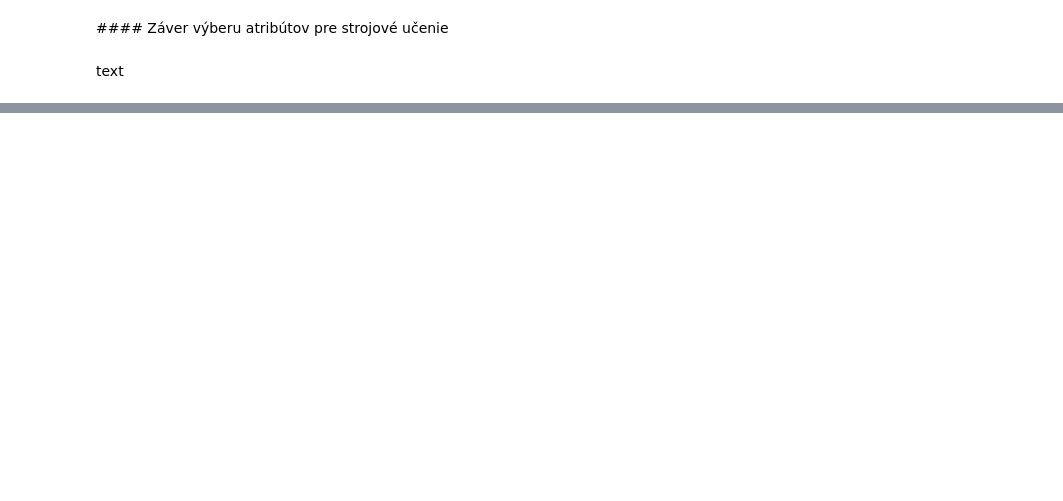
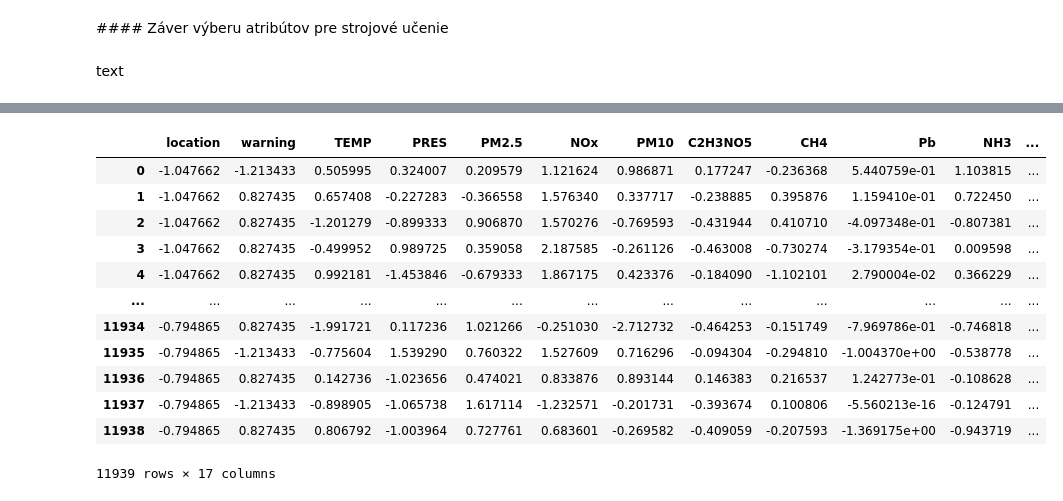
Before and after one commit to Roman-24/IAU-project, a Jupyter notebook: iau_prj_env/bitarovsky_machacova_IAU_prj2.ipynb, the cells around one changed output, grey strips where cells are left out. Drawn from its saved outputs; the diff is of its cells as text; code cells hidden in the pictures; blank space fills up the shorter version.

```diff
--- a/iau_prj_env/bitarovsky_machacova_IAU_prj2.ipynb
+++ b/iau_prj_env/bitarovsky_machacova_IAU_prj2.ipynb
@@ -561,0 +636,22 @@ text
+# %%
+class HandleOutliers(TransformerMixin):
+
+    def __init__(self):
+        pass
+
+    def replaceOutliers(self, df):
+
+        for col in df.columns:
+
+            low = outliers_limit_low[col]
+            up = outliers_limit_up[col]
+            df[col] = np.where(df[col] < low, low, df[col])
+            df[col] = np.where(df[col] > up, up, df[col])
+
+        return df
+
+    def fit(self, X):
+        return self
+
+    def transform(self, X):
+        return self.replaceOutliers(X)
@@ -561,0 +708,21 @@ text
+# %%
+def pipelineGenerator(
+    nan_strategy='kNN', # 'drop_na', 'mean', 'median', 'kNN'
+    tranformation_method='standard', # 'power', 'quan', 'minmax', 'standard'
+):
+
+    pipeline =  Pipeline([
+        ('handleNaNs', HandleNaNs(nan_strategy)),
+
+        ('handleLocation', HandleLocation()),
+
+        ('handleOutliers', HandleOutliers()),
+
+        ('handleTransformations', HandleTransformations(tranformation_method)),
+
+        # ('handleSelection', HandleSelection())
+    ])
+    return pipeline
+# %%
+pipeline1 = pipelineGenerator()
+transformed_data1 = pipeline1.fit_transform(df_not_changed)
@@ -561,0 +748,16 @@ text
+# %%
+transformed_data1
+# %% [output]
+|  | location | warning | TEMP | PRES | PM2.5 | NOx | PM10 | C2H3NO5 | CH4 | Pb | NH3 | ... |
+| 0 | -1.047662 | -1.213433 | 0.505995 | 0.324007 | 0.209579 | 1.121624 | 0.986871 | 0.177247 | -0.236368 | 5.440759e-01 | 1.103815 | ... |
+| 1 | -1.047662 | 0.827435 | 0.657408 | -0.227283 | -0.366558 | 1.576340 | 0.337717 | -0.238885 | 0.395876 | 1.159410e-01 | 0.722450 | ... |
+| 2 | -1.047662 | 0.827435 | -1.201279 | -0.899333 | 0.906870 | 1.570276 | -0.769593 | -0.431944 | 0.410710 | -4.097348e-01 | -0.807381 | ... |
+| 3 | -1.047662 | 0.827435 | -0.499952 | 0.989725 | 0.359058 | 2.187585 | -0.261126 | -0.463008 | -0.730274 | -3.179354e-01 | 0.009598 | ... |
+| 4 | -1.047662 | 0.827435 | 0.992181 | -1.453846 | -0.679333 | 1.867175 | 0.423376 | -0.184090 | -1.102101 | 2.790004e-02 | 0.366229 | ... |
+| ... | ... | ... | ... | ... | ... | ... | ... | ... | ... | ... | ... | ... |
+| 11934 | -0.794865 | 0.827435 | -1.991721 | 0.117236 | 1.021266 | -0.251030 | -2.712732 | -0.464253 | -0.151749 | -7.969786e-01 | -0.746818 | ... |
+| 11935 | -0.794865 | -1.213433 | -0.775604 | 1.539290 | 0.760322 | 1.527609 | 0.716296 | -0.094304 | -0.294810 | -1.004370e+00 | -0.538778 | ... |
+| 11936 | -0.794865 | 0.827435 | 0.142736 | -1.023656 | 0.474021 | 0.833876 | 0.893144 | 0.146383 | 0.216537 | 1.242773e-01 | -0.108628 | ... |
+| 11937 | -0.794865 | -1.213433 | -0.898905 | -1.065738 | 1.617114 | -1.232571 | -0.201731 | -0.393674 | 0.100806 | -5.560213e-16 | -0.124791 | ... |
+| 11938 | -0.794865 | 0.827435 | 0.806792 | -1.003964 | 0.727761 | 0.683601 | -0.269582 | -0.409059 | -0.207593 | -1.369175e+00 | -0.943719 | ... |
+11939 rows × 17 columns
```
Also changed, not shown: parts of 14 cells of this notebook.
